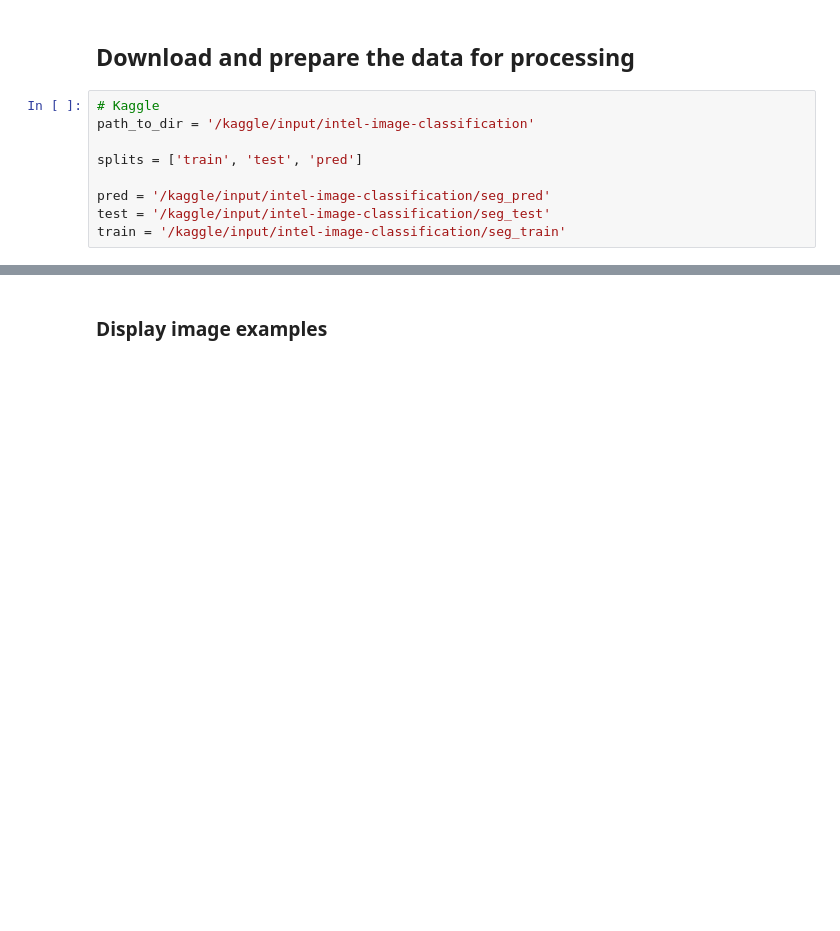
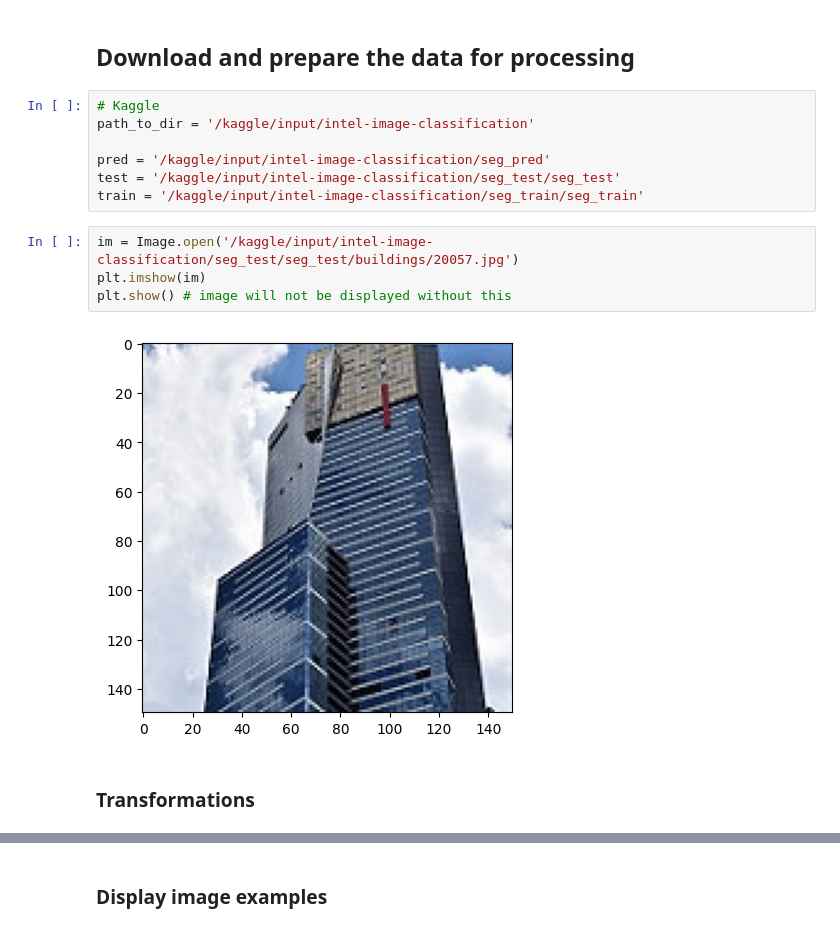
Before and after one commit to AndriyBabiy/goit_deep-learning, a Jupyter notebook: 02_Image_Classification.ipynb, the cells around one changed output, grey strips where cells are left out. Cells and saved outputs as stored; diff of their text form; blank space fills up the shorter version.

Commit message:
Kaggle Notebook | 02-Image_Classification-Intel-Image-Classification | Added Dataset and DataLoader classes and preview of images

```diff
--- a/02_Image_Classification.ipynb
+++ b/02_Image_Classification.ipynb
@@ -11,8 +28,14 @@ import numpy as np
 # Kaggle
 path_to_dir = '/kaggle/input/intel-image-classification'
 
-splits = ['train', 'test', 'pred']
-
 pred = '/kaggle/input/intel-image-classification/seg_pred'
-test = '/kaggle/input/intel-image-classification/seg_test'
-train = '/kaggle/input/intel-image-classification/seg_train'
+test = '/kaggle/input/intel-image-classification/seg_test/seg_test'
+train = '/kaggle/input/intel-image-classification/seg_train/seg_train'
+# %%
+im = Image.open('/kaggle/input/intel-image-classification/seg_test/seg_test/buildings/20057.jpg')
+plt.imshow(im)
+plt.show() # image will not be displayed without this
+# %% [output]
+[figure, added]
+# %% [markdown]
+### Transformations
```
Also changed, not shown: parts of 11 cells of this notebook.
